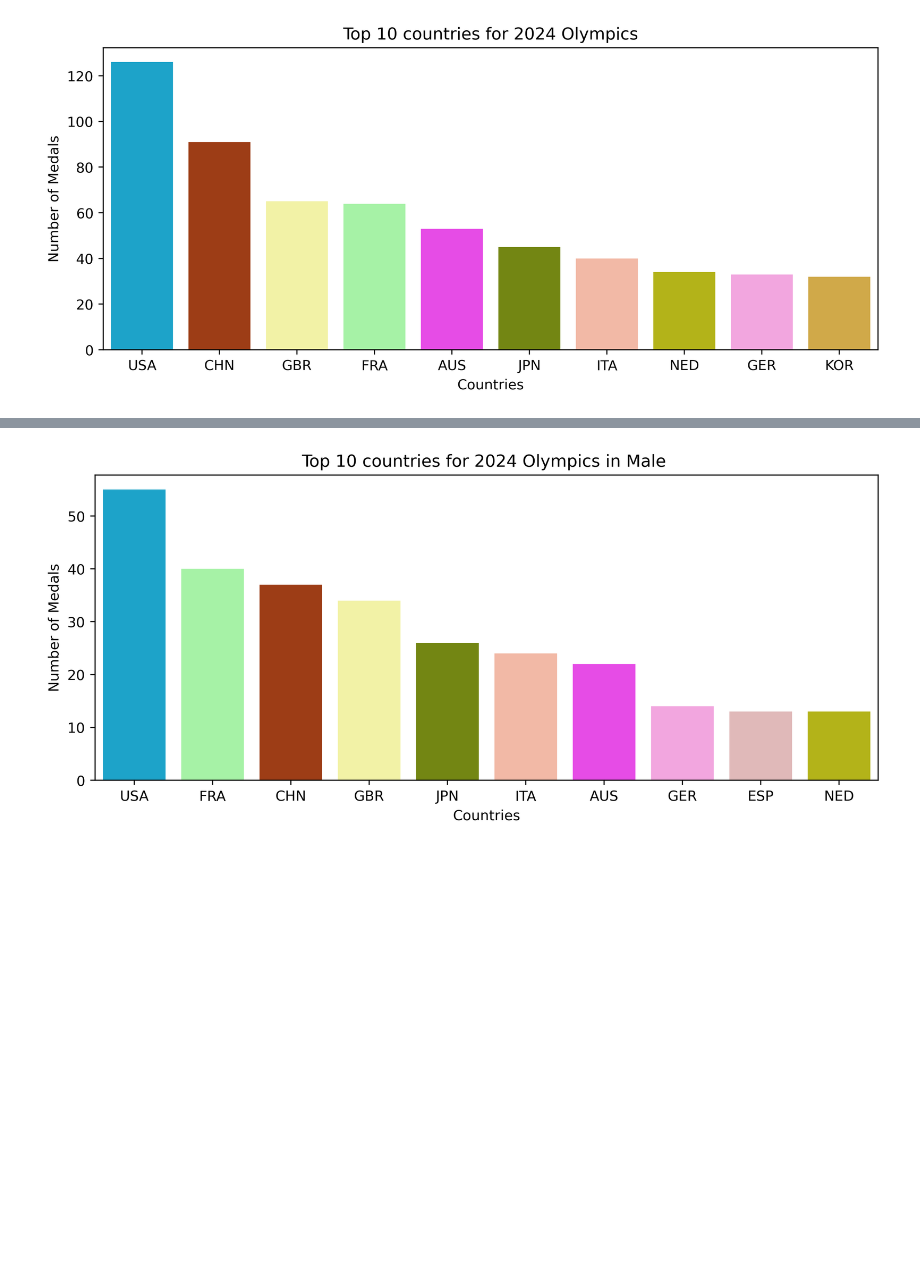
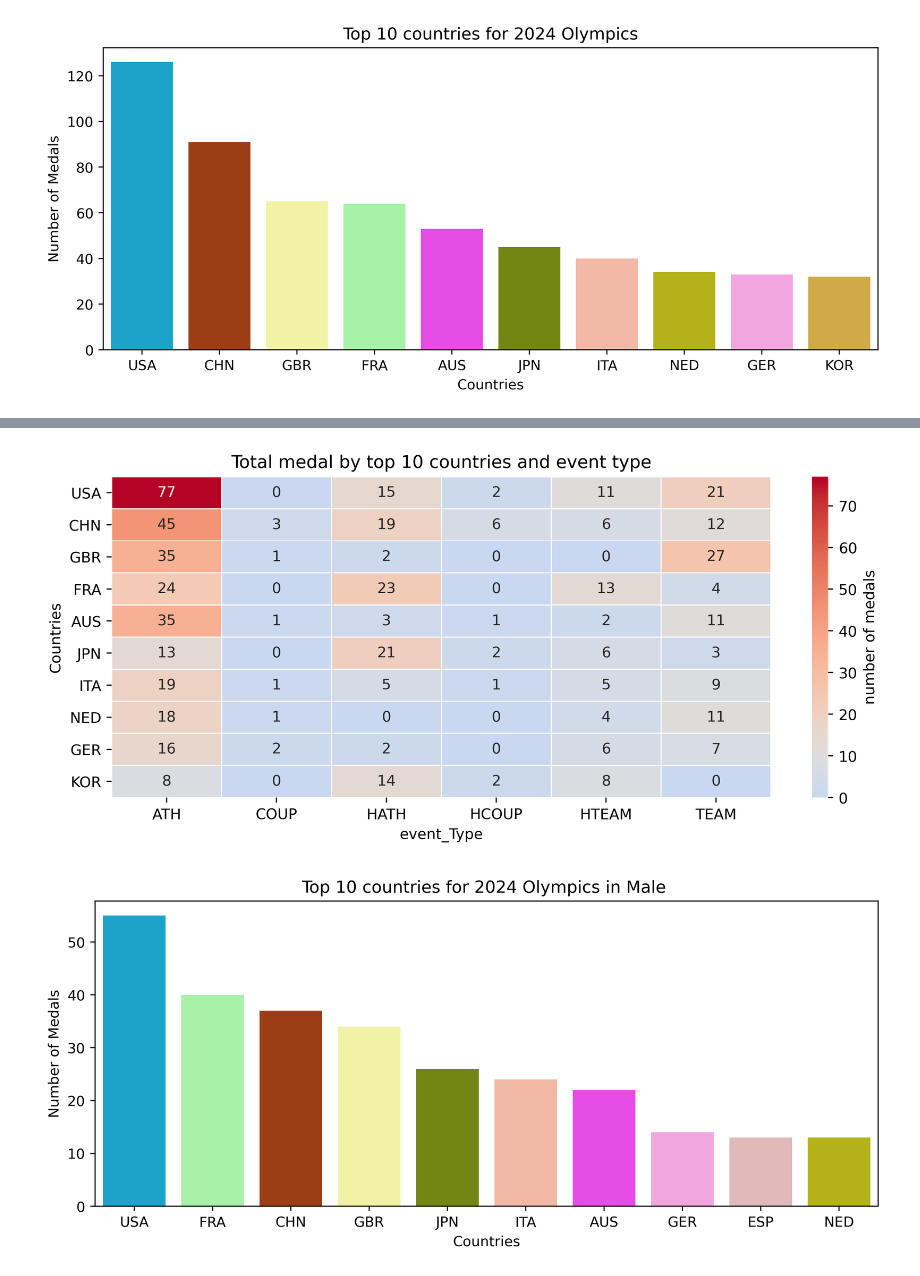
Before and after one commit to yildiramdsa/olympic_medal_distribution_analysis, a Jupyter notebook: notebooks/Project_2024_Medal_Distribution.ipynb, the cells around one changed output, grey strips where cells are left out. Cells and saved outputs as stored; diff of their text form; code cells hidden in the pictures; blank space fills up the shorter version.

```diff
--- a/notebooks/Project_2024_Medal_Distribution.ipynb
+++ b/notebooks/Project_2024_Medal_Distribution.ipynb
@@ -232,3 +274,26 @@ plt.show()
+# %%
+def plot_country_event_type_compare(df, heading):
+    cumulative_medal_df = df.groupby(['country_code','event_type']).size().unstack(fill_value='0')
+    cumulative_medal_df['total'] = cumulative_medal_df.sum(axis = 1)
+    sorted_cumulative_medal_df = cumulative_medal_df.sort_values(by = 'total', ascending = False).head(10)
+
+    #dropping total
+    sorted_cumulative_medal_df = sorted_cumulative_medal_df.drop(columns = 'total')
+
+    #Plotting the bargraph
+    plt.figure(figsize =(10,4))
+    ax = sns.heatmap(data = sorted_cumulative_medal_df,cmap = 'coolwarm', annot = True , center = sorted_cumulative_medal_df.mean().mean(), linewidths = 0.5, cbar_kws = {"label" : "number of medals"})
+
+    plt.title(heading)
+    plt.xlabel('event_Type')
+    plt.ylabel('Countries')
+
+
+    plt.show()
+# %%
+plot_country_event_type_compare(df, 'Total medal by top 10 countries and event type')
+# %% [output]
+[figure, added]
 # %%
 #Identifying the top 10 countries with medals for male
 #Filtering the dataframe to include only male records
```
Also changed, not shown: parts of 11 cells of this notebook.
